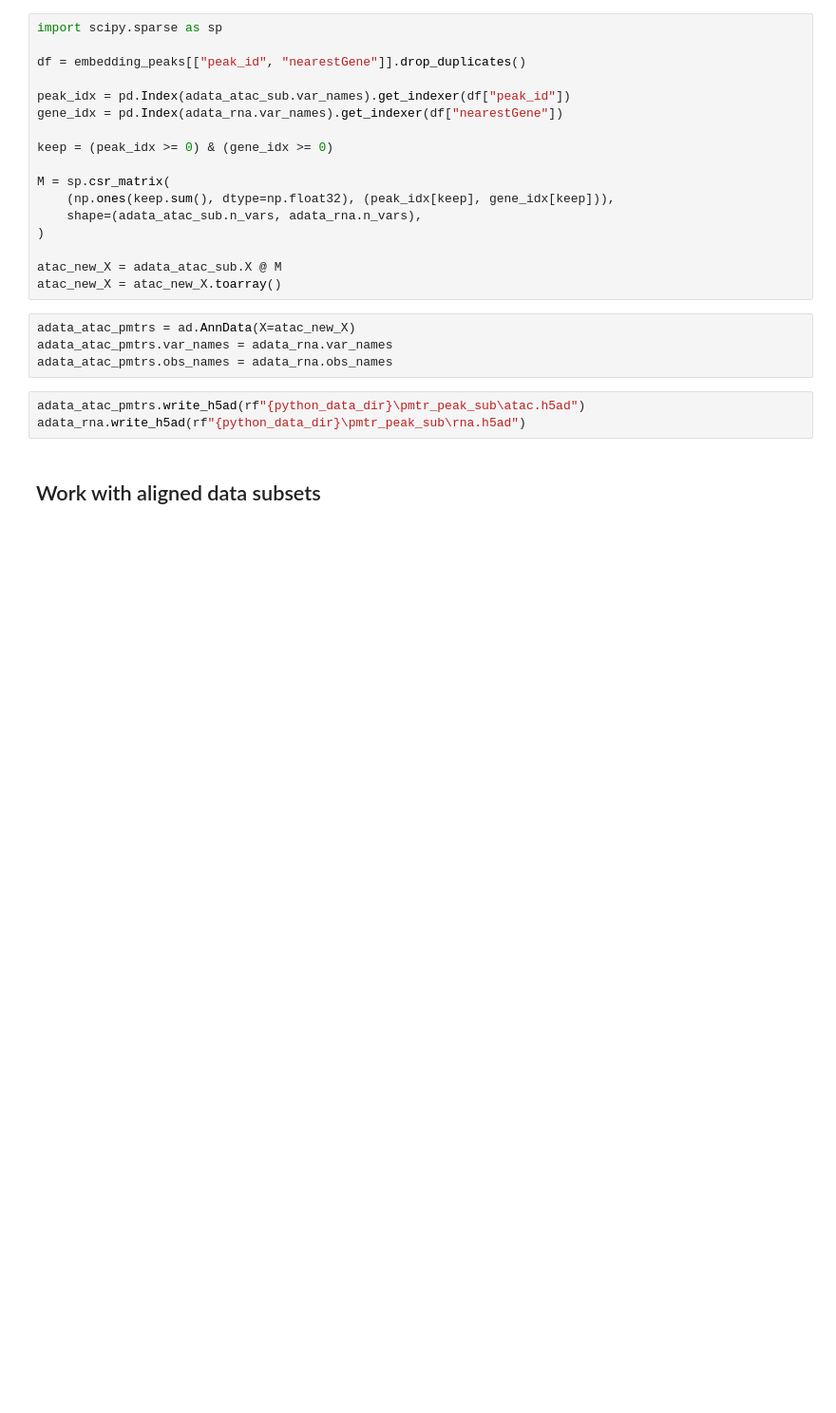
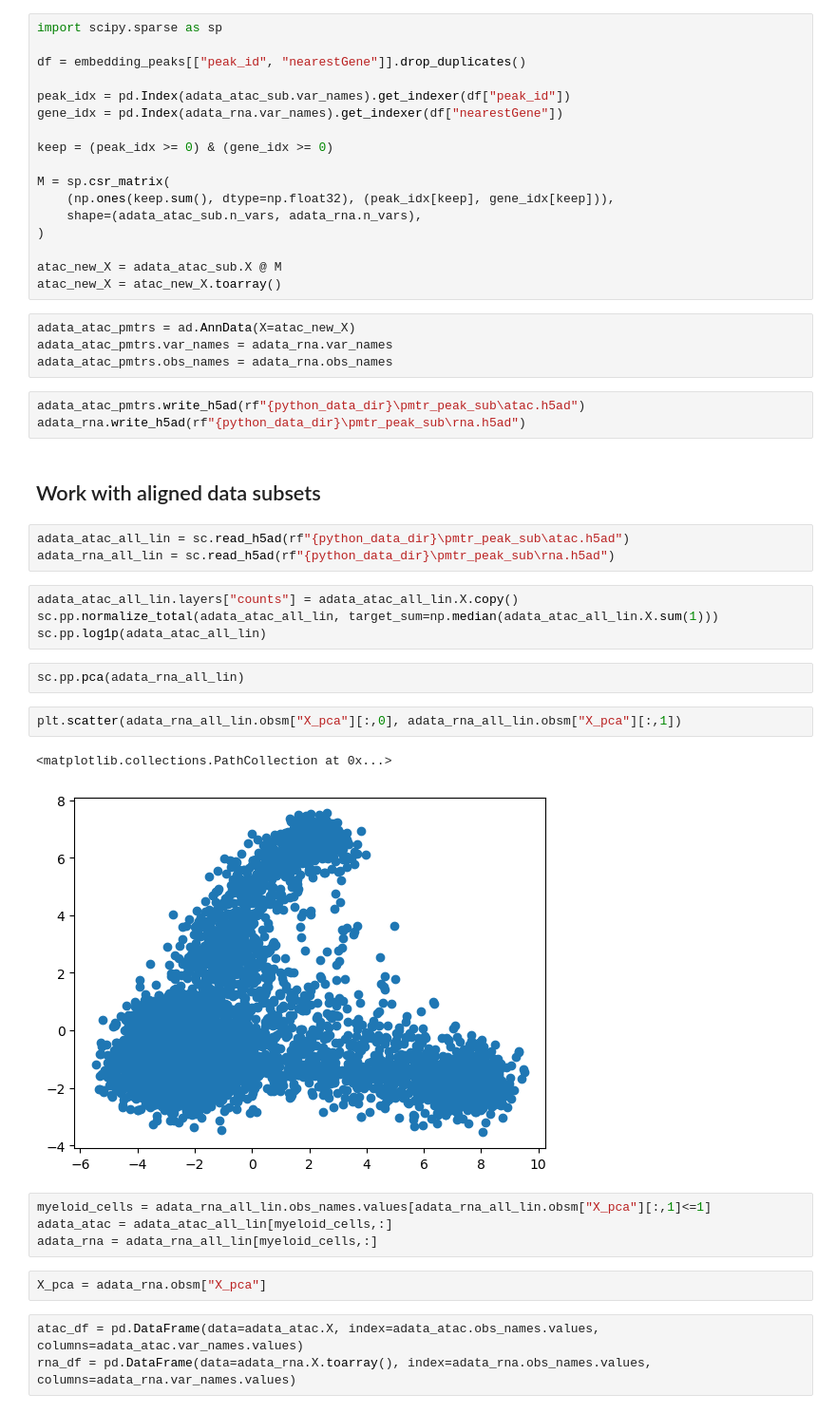
Before and after one commit to N1klasSchmidt/DynaVelo_testing, a Jupyter notebook: velocity_analyses/chromatin_velocity.ipynb, the cells around one changed output. Shown at 95% size. Saved outputs shown, nothing was run; the diff lists cells and outputs as text; blank space fills up the shorter version.

Commit message:
Understanding count delay between RNA and ATAC, chromatin velocity testing

```diff
--- a/velocity_analyses/chromatin_velocity.ipynb
+++ b/velocity_analyses/chromatin_velocity.ipynb
@@ -140,3 +95,26 @@ adata_atac_pmtrs.write_h5ad(rf"{python_data_dir}\pmtr_peak_sub\atac.h5ad")
 adata_rna.write_h5ad(rf"{python_data_dir}\pmtr_peak_sub\rna.h5ad")
 # %% [markdown]
 ## Work with aligned data subsets
+# %%
+adata_atac_all_lin = sc.read_h5ad(rf"{python_data_dir}\pmtr_peak_sub\atac.h5ad")
+adata_rna_all_lin = sc.read_h5ad(rf"{python_data_dir}\pmtr_peak_sub\rna.h5ad")
+# %%
+adata_atac_all_lin.layers["counts"] = adata_atac_all_lin.X.copy()
+sc.pp.normalize_total(adata_atac_all_lin, target_sum=np.median(adata_atac_all_lin.X.sum(1)))
+sc.pp.log1p(adata_atac_all_lin)
+# %%
+sc.pp.pca(adata_rna_all_lin)
+# %%
+plt.scatter(adata_rna_all_lin.obsm["X_pca"][:,0], adata_rna_all_lin.obsm["X_pca"][:,1])
+# %% [output]
+<matplotlib.collections.PathCollection at 0x...>
+[figure, added]
+# %%
+myeloid_cells = adata_rna_all_lin.obs_names.values[adata_rna_all_lin.obsm["X_pca"][:,1]<=1]
+adata_atac = adata_atac_all_lin[myeloid_cells,:]
+adata_rna = adata_rna_all_lin[myeloid_cells,:]
+# %%
+X_pca = adata_rna.obsm["X_pca"]
+# %%
+atac_df = pd.DataFrame(data=adata_atac.X, index=adata_atac.obs_names.values, columns=adata_atac.var_names.values)
+rna_df = pd.DataFrame(data=adata_rna.X.toarray(), index=adata_rna.obs_names.values, columns=adata_rna.var_names.values)
```
Also changed, not shown: parts of 51 cells of this notebook.
